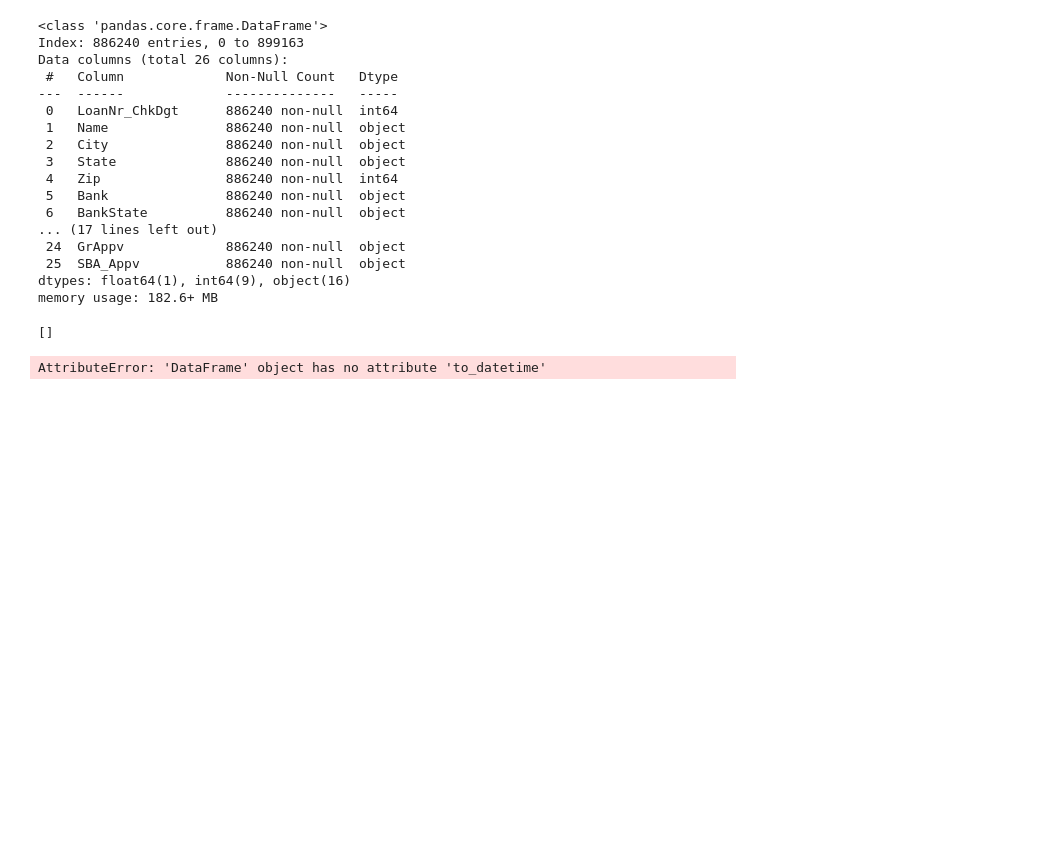
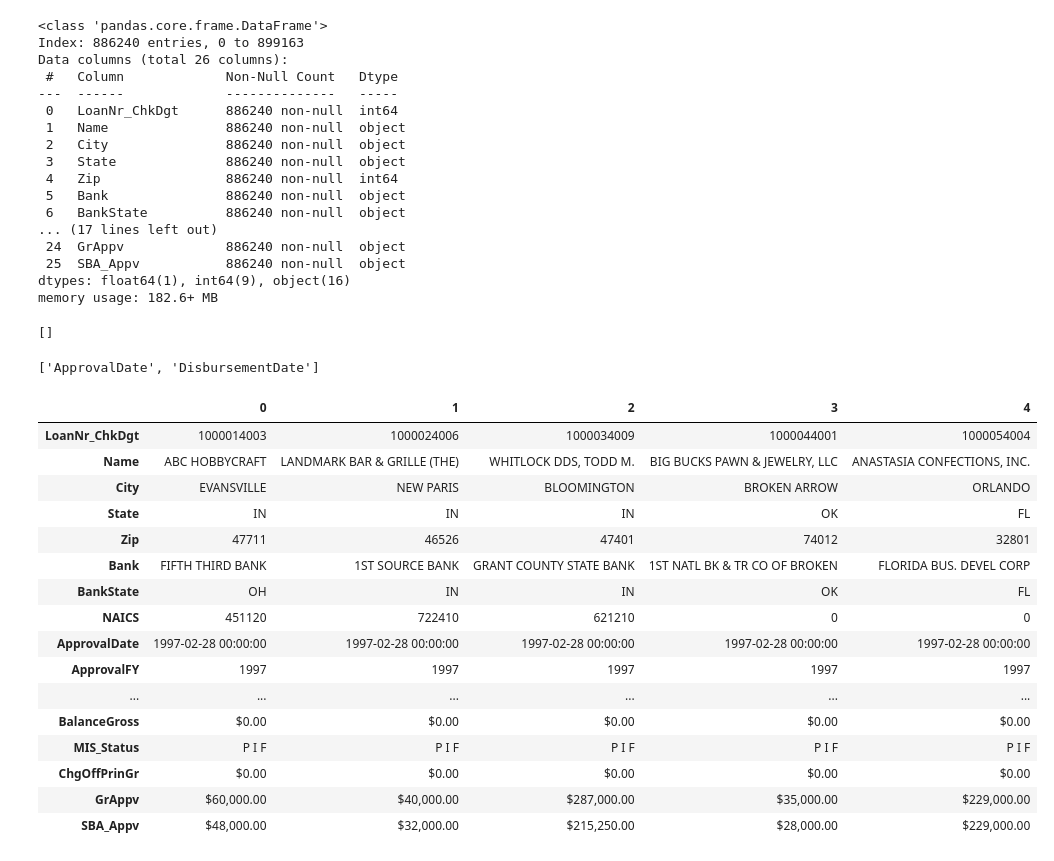
Before and after one commit to GoldenEye37/loan-approval-using-machine-learning-and-external-data-sources, a Jupyter notebook: small business loan approval (final).ipynb, the cells around one changed output. Drawn from its saved outputs; the diff is of its cells as text; code cells hidden in the pictures; blank space fills up the shorter version.

Commit message:
final: clean data

```diff
--- a/small business loan approval (final).ipynb
+++ b/small business loan approval (final).ipynb
@@ -260,7 +260,30 @@ print(date_columns.columns.tolist())
 # %%
 # convert date cols to date format
 date_columns=['ApprovalDate','DisbursementDate']
-for column in date_columns:
-    sbanational_df[column]=sbanational_df.date_columns(sbanational_df[column])
+sbanational_df[date_columns] = sbanational_df[date_columns].apply(pd.to_datetime)
+
+# print columns
+date_columns = sbanational_df.select_dtypes(include=['datetime64'])
+print(date_columns.columns.tolist())
 # %% [output]
-AttributeError: 'DataFrame' object has no attribute 'to_datetime'
+['ApprovalDate', 'DisbursementDate']
+# %%
+sbanational_df.head().T
+# %% [output]
+|  | 0 | 1 | 2 | 3 | 4 |
+| LoanNr_ChkDgt | 1000014003 | 1000024006 | 1000034009 | 1000044001 | 1000054004 |
+| Name | ABC HOBBYCRAFT | LANDMARK BAR & GRILLE (THE) | WHITLOCK DDS, TODD M. | BIG BUCKS PAWN & JEWELRY, LLC | ANASTASIA CONFECTIONS, INC. |
+| City | EVANSVILLE | NEW PARIS | BLOOMINGTON | BROKEN ARROW | ORLANDO |
+| State | IN | IN | IN | OK | FL |
+| Zip | 47711 | 46526 | 47401 | 74012 | 32801 |
+| Bank | FIFTH THIRD BANK | 1ST SOURCE BANK | GRANT COUNTY STATE BANK | 1ST NATL BK & TR CO OF BROKEN | FLORIDA BUS. DEVEL CORP |
+| BankState | OH | IN | IN | OK | FL |
+| NAICS | 451120 | 722410 | 621210 | 0 | 0 |
+| ApprovalDate | 1997-02-28 00:00:00 | 1997-02-28 00:00:00 | 1997-02-28 00:00:00 | 1997-02-28 00:00:00 | 1997-02-28 00:00:00 |
+| ApprovalFY | 1997 | 1997 | 1997 | 1997 | 1997 |
+| ... | ... | ... | ... | ... | ... |
+| BalanceGross | $0.00 | $0.00 | $0.00 | $0.00 | $0.00 |
+| MIS_Status | P I F | P I F | P I F | P I F | P I F |
+| ChgOffPrinGr | $0.00 | $0.00 | $0.00 | $0.00 | $0.00 |
+| GrAppv | $60,000.00 | $40,000.00 | $287,000.00 | $35,000.00 | $229,000.00 |
+| SBA_Appv | $48,000.00 | $32,000.00 | $215,250.00 | $28,000.00 | $229,000.00 |
```
Also changed, not shown: parts of 3 cells of this notebook.
